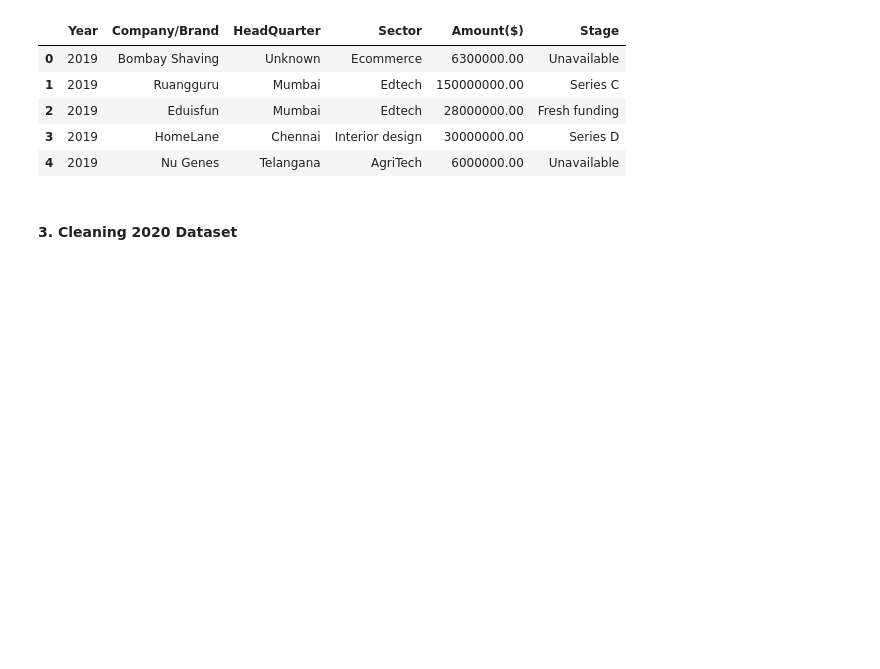
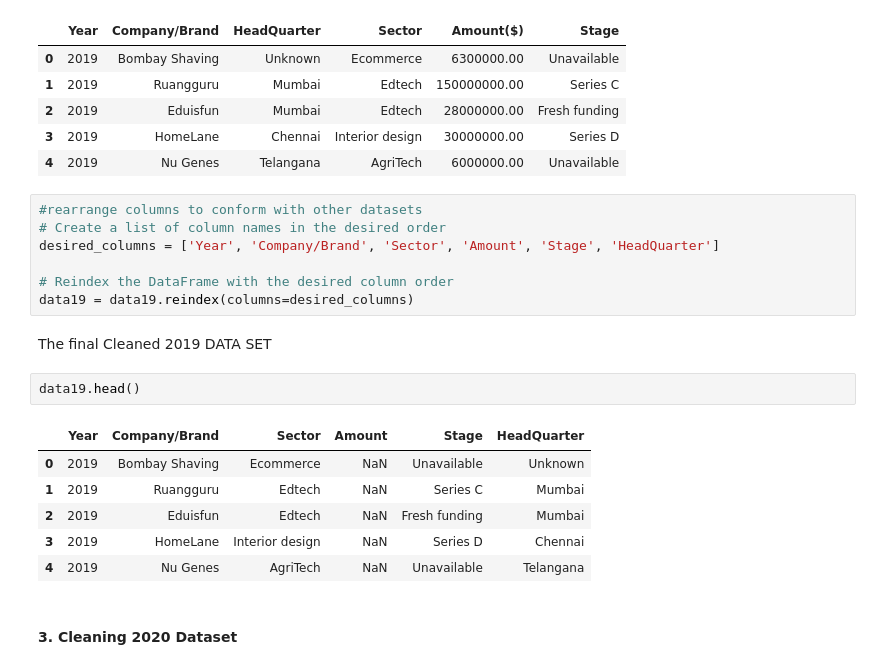
Before and after one commit to MarthaK-Coder/AZUBI-AFRICA--LP1-Sprint, a Jupyter notebook: ProjectNotebook.ipynb, the cells around one changed output. Drawn from its saved outputs; the diff is of its cells as text; blank space fills up the shorter version.

```diff
--- a/ProjectNotebook.ipynb
+++ b/ProjectNotebook.ipynb
@@ -751,6 +744,24 @@ data19.head()
 | 2 | 2019 | Eduisfun | Mumbai | Edtech | 28000000.00 | Fresh funding |
 | 3 | 2019 | HomeLane | Chennai | Interior design | 30000000.00 | Series D |
 | 4 | 2019 | Nu Genes | Telangana | AgriTech | 6000000.00 | Unavailable |
+# %%
+#rearrange columns to conform with other datasets
+# Create a list of column names in the desired order
+desired_columns = ['Year', 'Company/Brand', 'Sector', 'Amount', 'Stage', 'HeadQuarter']
+
+# Reindex the DataFrame with the desired column order
+data19 = data19.reindex(columns=desired_columns)
+# %% [markdown]
+The final Cleaned 2019 DATA SET
+# %%
+data19.head()
+# %% [output]
+|  | Year | Company/Brand | Sector | Amount | Stage | HeadQuarter |
+| 0 | 2019 | Bombay Shaving | Ecommerce | NaN | Unavailable | Unknown |
+| 1 | 2019 | Ruangguru | Edtech | NaN | Series C | Mumbai |
+| 2 | 2019 | Eduisfun | Edtech | NaN | Fresh funding | Mumbai |
+| 3 | 2019 | HomeLane | Interior design | NaN | Series D | Chennai |
+| 4 | 2019 | Nu Genes | AgriTech | NaN | Unavailable | Telangana |
 # %% [markdown]
 #### 3. Cleaning 2020 Dataset
 # %%
```
Also changed, not shown: parts of 11 cells of this notebook.
